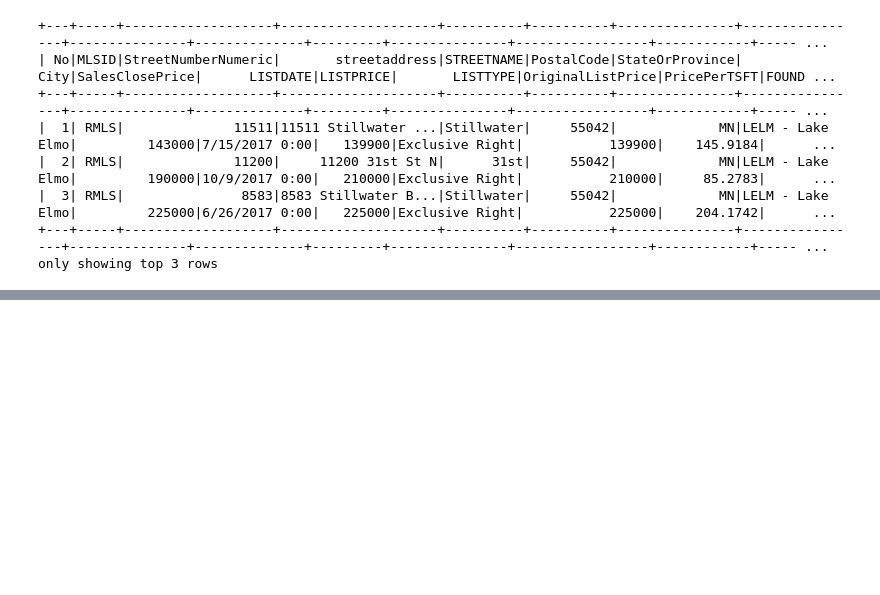
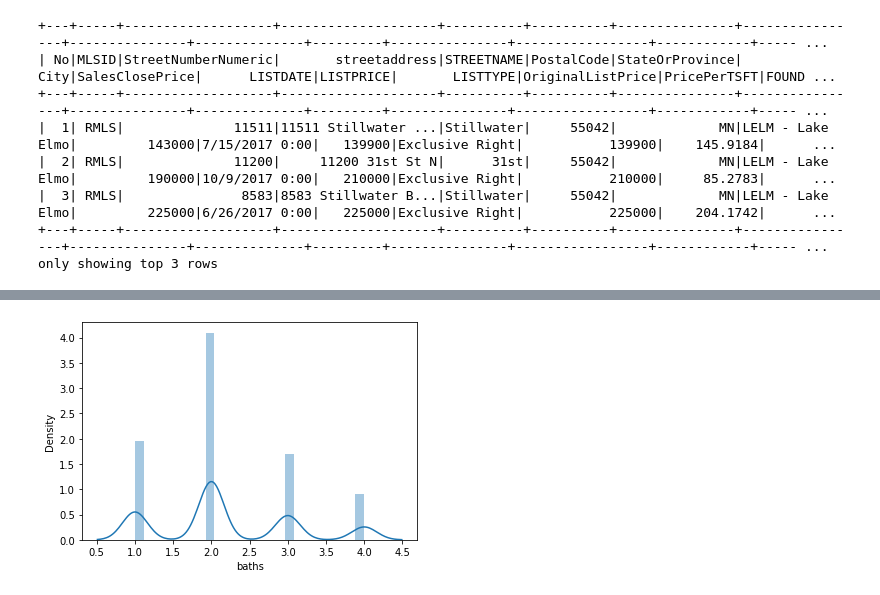
Before and after one commit to cuongpiger/CSC_Big_Data_in_Machine_Learning, a Jupyter notebook: Chapter 05. Data Pre-processing/demo1.ipynb, the cells around one changed output, grey strips where cells are left out. Saved outputs shown, nothing was run; the diff lists cells and outputs as text; code cells hidden in the pictures; blank space fills up the shorter version.

```diff
--- a/Chapter 05. Data Pre-processing/demo1.ipynb
+++ b/Chapter 05. Data Pre-processing/demo1.ipynb
@@ -277,0 +320,5 @@ only showing top 3 rows
+# %%
+sns.distplot(sample_df['baths'])
+plt.show()
+# %% [output]
+[figure, added]
```
Also changed, not shown: parts of 11 cells of this notebook.
